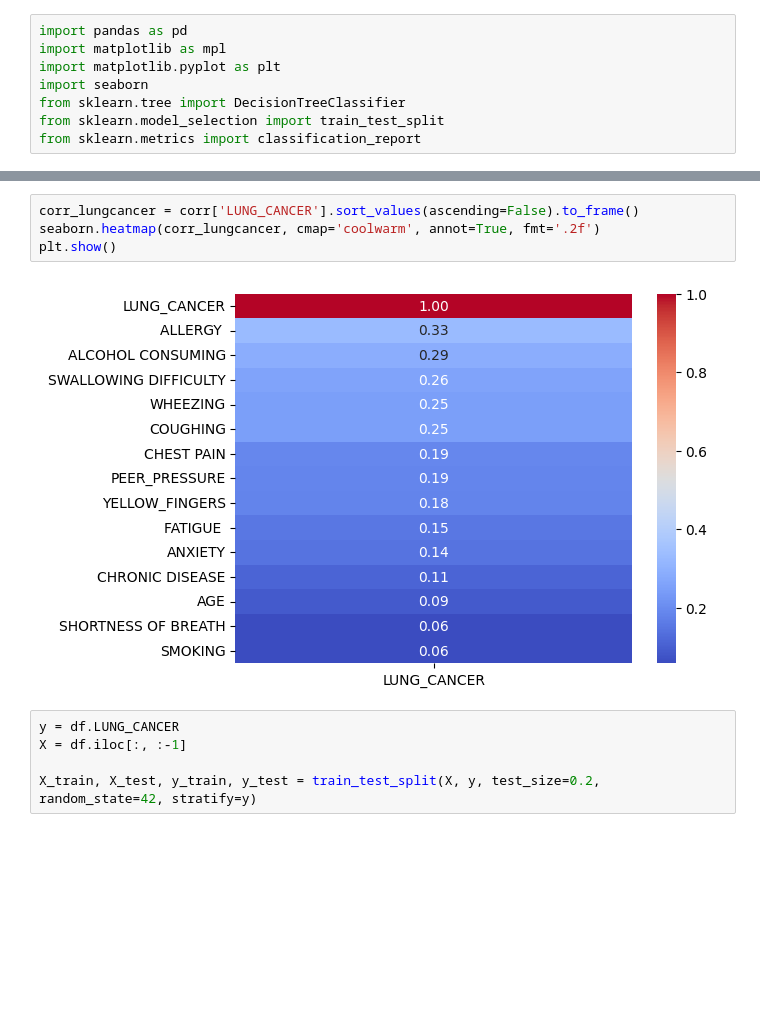
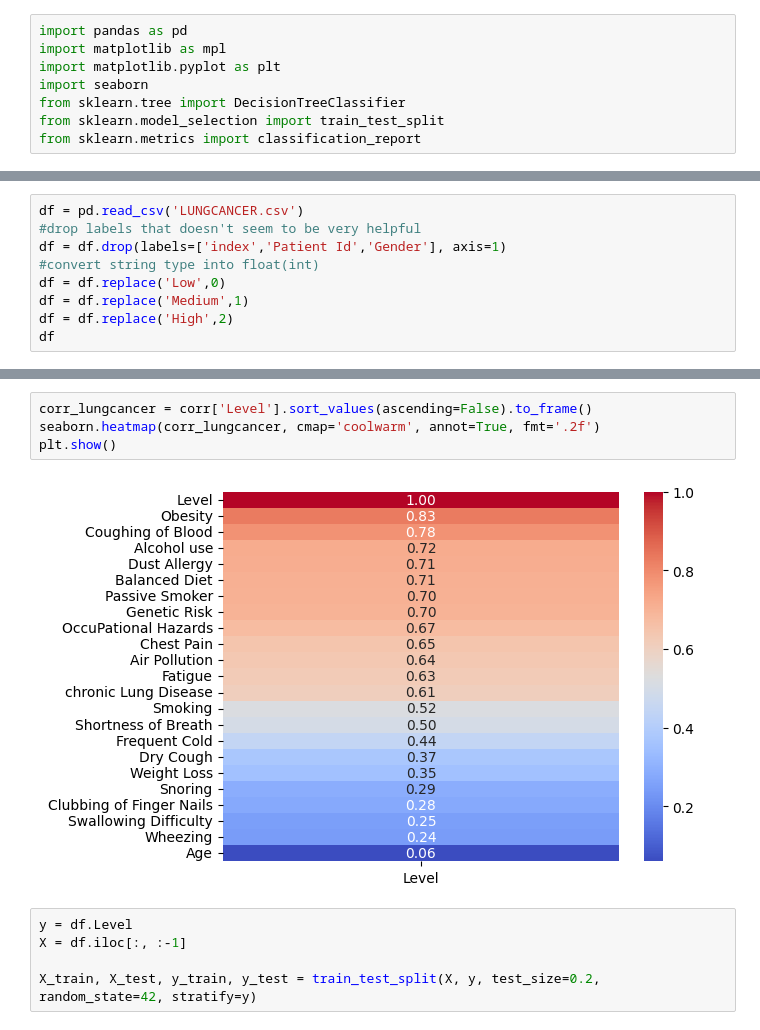
Before and after one commit to yhw1737/LungCancerPrediction, a Jupyter notebook: cancer.ipynb, the cells around one changed output, grey strips where cells are left out. Drawn from its saved outputs; the diff is of its cells as text; blank space fills up the shorter version.

```diff
--- a/cancer.ipynb
+++ b/cancer.ipynb
@@ -28,0 +9,9 @@ df
+# %%
+df = pd.read_csv('LUNGCANCER.csv')
+#drop labels that doesn't seem to be very helpful
+df = df.drop(labels=['index','Patient Id','Gender'], axis=1)
+#convert string type into float(int)
+df = df.replace('Low',0)
+df = df.replace('Medium',1)
+df = df.replace('High',2)
+df
@@ -57,11 +66,11 @@ plt.show()
 # %%
-corr_lungcancer = corr['LUNG_CANCER'].sort_values(ascending=False).to_frame()
+corr_lungcancer = corr['Level'].sort_values(ascending=False).to_frame()
 seaborn.heatmap(corr_lungcancer, cmap='coolwarm', annot=True, fmt='.2f')
 plt.show()
 # %% [output]
-[figure, old version]
+[figure, new version]
 # %%
-y = df.LUNG_CANCER
+y = df.Level
 X = df.iloc[:, :-1]
 
 X_train, X_test, y_train, y_test = train_test_split(X, y, test_size=0.2, random_state=42, stratify=y)
```
Also changed, not shown: parts of 7 cells of this notebook, 2 other files.
